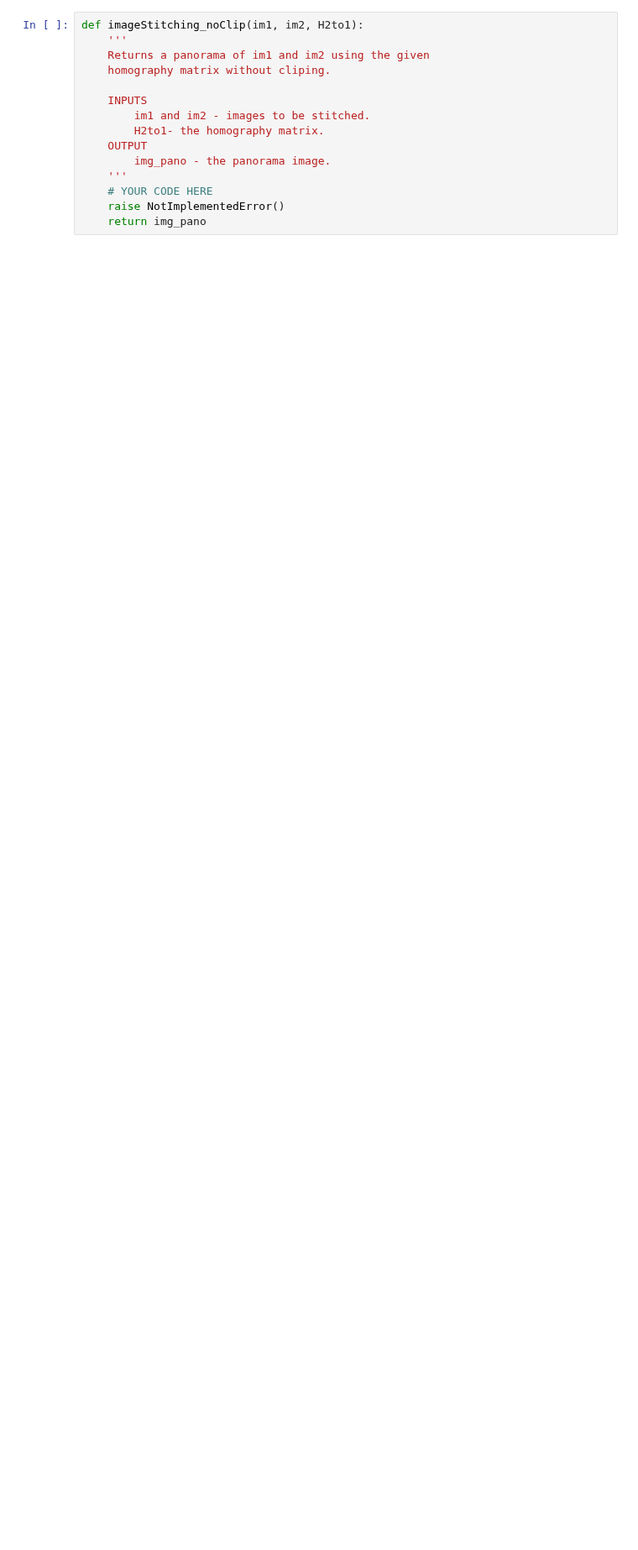
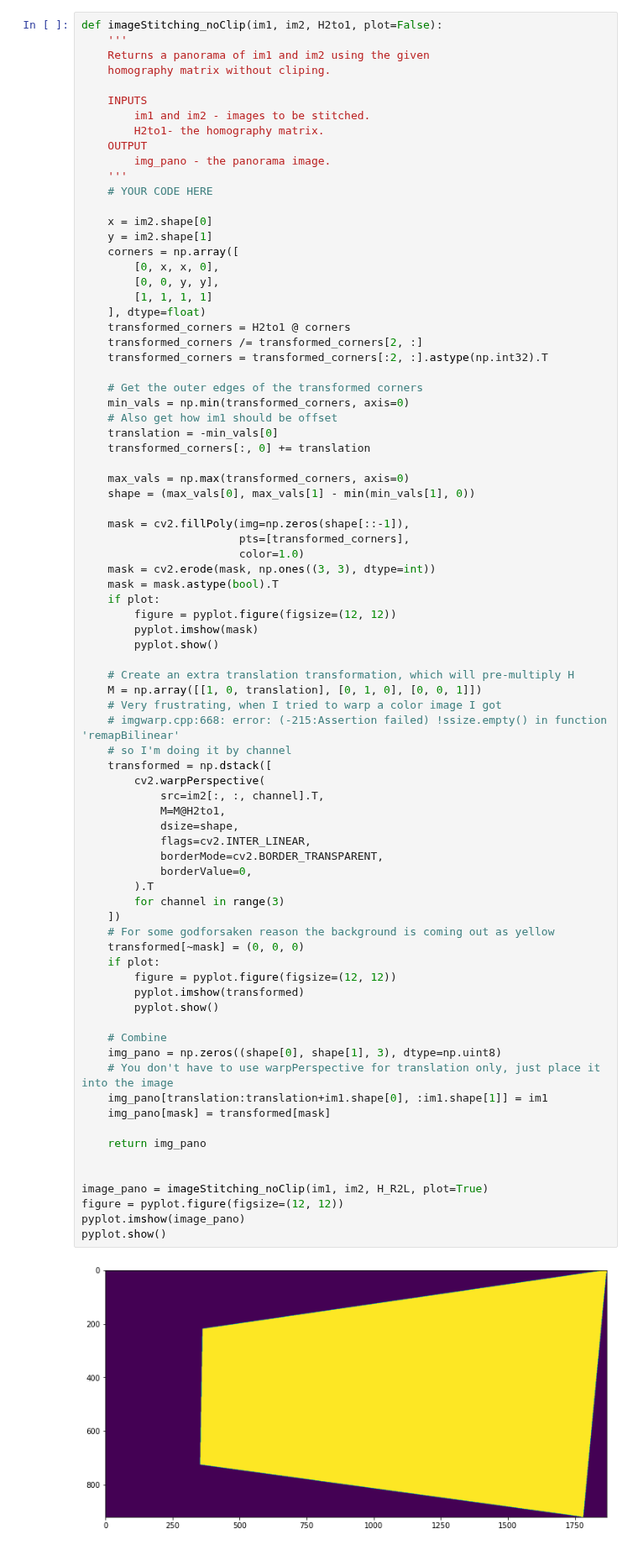
Before and after one commit to FranzEricSchneider/szeliski-algorithms-n-apps, a Jupyter notebook: class/hw4/q4.ipynb, the cells around one changed output. Shown at 84% size. Drawn from its saved outputs; the diff is of its cells as text; blank space fills up the shorter version.

```diff
--- a/class/hw4/q4.ipynb
+++ b/class/hw4/q4.ipynb
@@ -173,17 +189,84 @@ Make sure $M$ includes only scale (find the aspect ratio of the full-sized panor
 
 **This question will be manually graded. Visualize the warped image. Please include the image in your writeup PDF, along with stating which image pair you used.**
 # %%
-def imageStitching_noClip(im1, im2, H2to1):
+def imageStitching_noClip(im1, im2, H2to1, plot=False):
     '''
     Returns a panorama of im1 and im2 using the given
     homography matrix without cliping.
 
     INPUTS
         im1 and im2 - images to be stitched.
         H2to1- the homography matrix.
     OUTPUT
         img_pano - the panorama image.
     '''
     # YOUR CODE HERE
-    raise NotImplementedError()
+
+    x = im2.shape[0]
+    y = im2.shape[1]
+    corners = np.array([
+        [0, x, x, 0],
+        [0, 0, y, y],
+        [1, 1, 1, 1]
+    ], dtype=float)
+    transformed_corners = H2to1 @ corners
+    transformed_corners /= transformed_corners[2, :]
+    transformed_corners = transformed_corners[:2, :].astype(np.int32).T
+
+    # Get the outer edges of the transformed corners
+    min_vals = np.min(transformed_corners, axis=0)
+    # Also get how im1 should be offset
+    translation = -min_vals[0]
+    transformed_corners[:, 0] += translation
+
+    max_vals = np.max(transformed_corners, axis=0)
+    shape = (max_vals[0], max_vals[1] - min(min_vals[1], 0))
+
+    mask = cv2.fillPoly(img=np.zeros(shape[::-1]),
+                        pts=[transformed_corners],
+                        color=1.0)
+    mask = cv2.erode(mask, np.ones((3, 3), dtype=int))
+    mask = mask.astype(bool).T
+    if plot:
+        figure = pyplot.figure(figsize=(12, 12))
+        pyplot.imshow(mask)
+        pyplot.show()
+
+    # Create an extra translation transformation, which will pre-multiply H
+    M = np.array([[1, 0, translation], [0, 1, 0], [0, 0, 1]])
+    # Very frustrating, when I tried to warp a color image I got
+    # imgwarp.cpp:668: error: (-215:Assertion failed) !ssize.empty() in function 'remapBilinear'
+    # so I'm doing it by channel
+    transformed = np.dstack([
+        cv2.warpPerspective(
+            src=im2[:, :, channel].T,
+            M=M@H2to1,
+            dsize=shape,
+            flags=cv2.INTER_LINEAR,
+            borderMode=cv2.BORDER_TRANSPARENT,
+            borderValue=0,
+        ).T
+        for channel in range(3)
+    ])
+    # For some godforsaken reason the background is coming out as yellow
+    transformed[~mask] = (0, 0, 0)
+    if plot:
+        figure = pyplot.figure(figsize=(12, 12))
+        pyplot.imshow(transformed)
+        pyplot.show()
+
+    # Combine
+    img_pano = np.zeros((shape[0], shape[1], 3), dtype=np.uint8)
+    # You don't have to use warpPerspective for translation only, just place it into the image
+    img_pano[translation:translation+im1.shape[0], :im1.shape[1]] = im1
+    img_pano[mask] = transformed[mask]
+
     return img_pano
+
+
+image_pano = imageStitching_noClip(im1, im2, H_R2L, plot=True)
+figure = pyplot.figure(figsize=(12, 12))
+pyplot.imshow(image_pano)
+pyplot.show()
+# %% [output]
+[figure, added]
```
Also changed, not shown: parts of 4 cells of this notebook, 2 other files.
